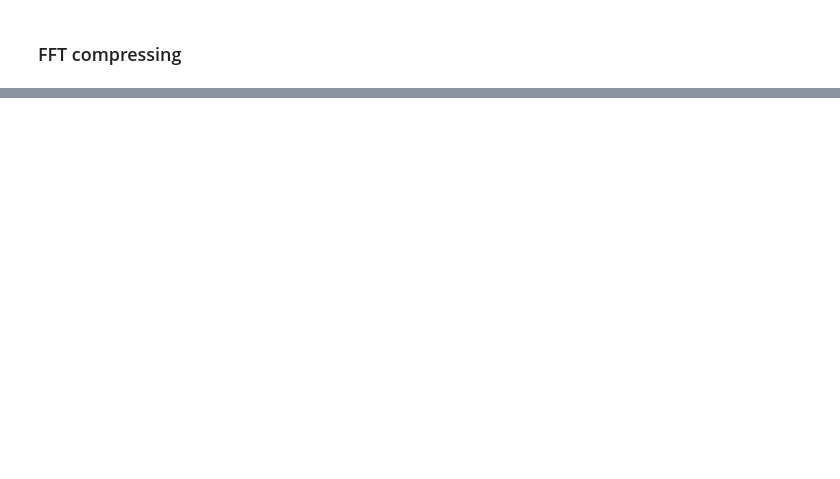
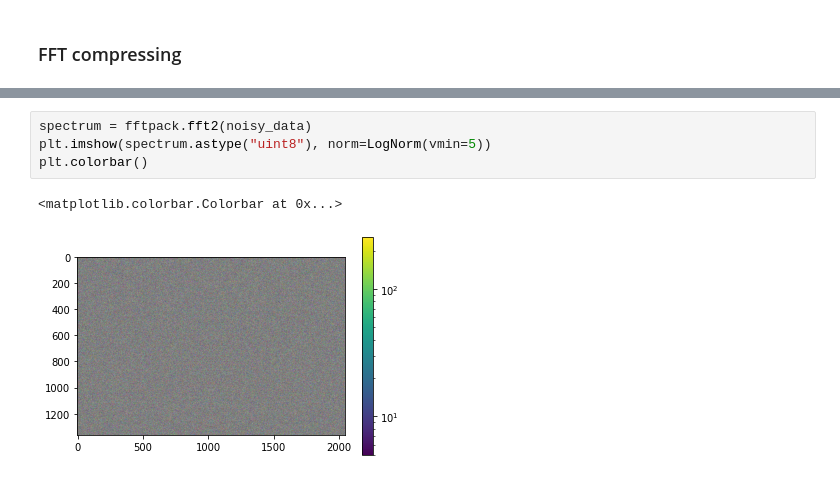
Before and after one commit to GiuliaLanzillotta/My-ML-exercises, a Jupyter notebook: Signal_processing.ipynb, the cells around one changed output, grey strips where cells are left out. Saved outputs shown, nothing was run; the diff lists cells and outputs as text; blank space fills up the shorter version.

```diff
--- a/Signal_processing.ipynb
+++ b/Signal_processing.ipynb
@@ -274,0 +285,7 @@ plt.imshow(spectrum)
+# %%
+spectrum = fftpack.fft2(noisy_data)
+plt.imshow(spectrum.astype("uint8"), norm=LogNorm(vmin=5))
+plt.colorbar()
+# %% [output]
+<matplotlib.colorbar.Colorbar at 0x...>
+[figure, added]
```
Also changed, not shown: parts of 8 cells of this notebook.
